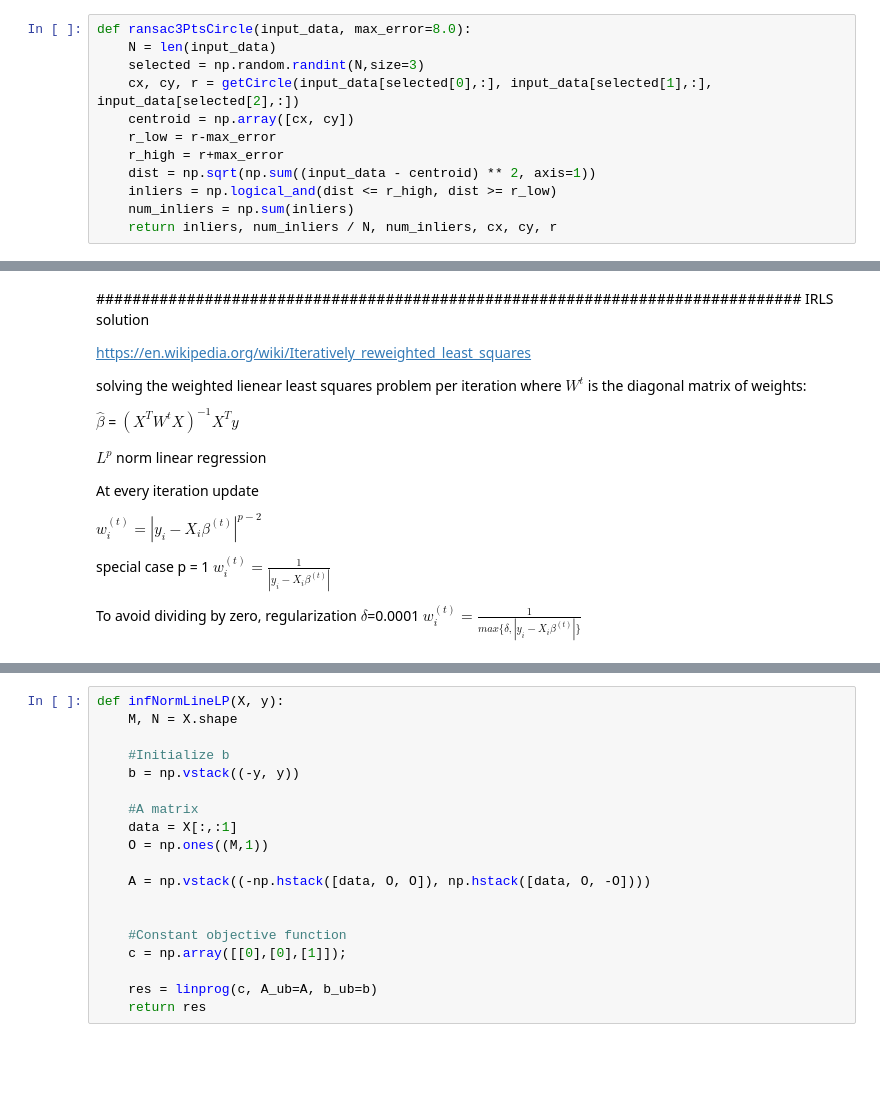
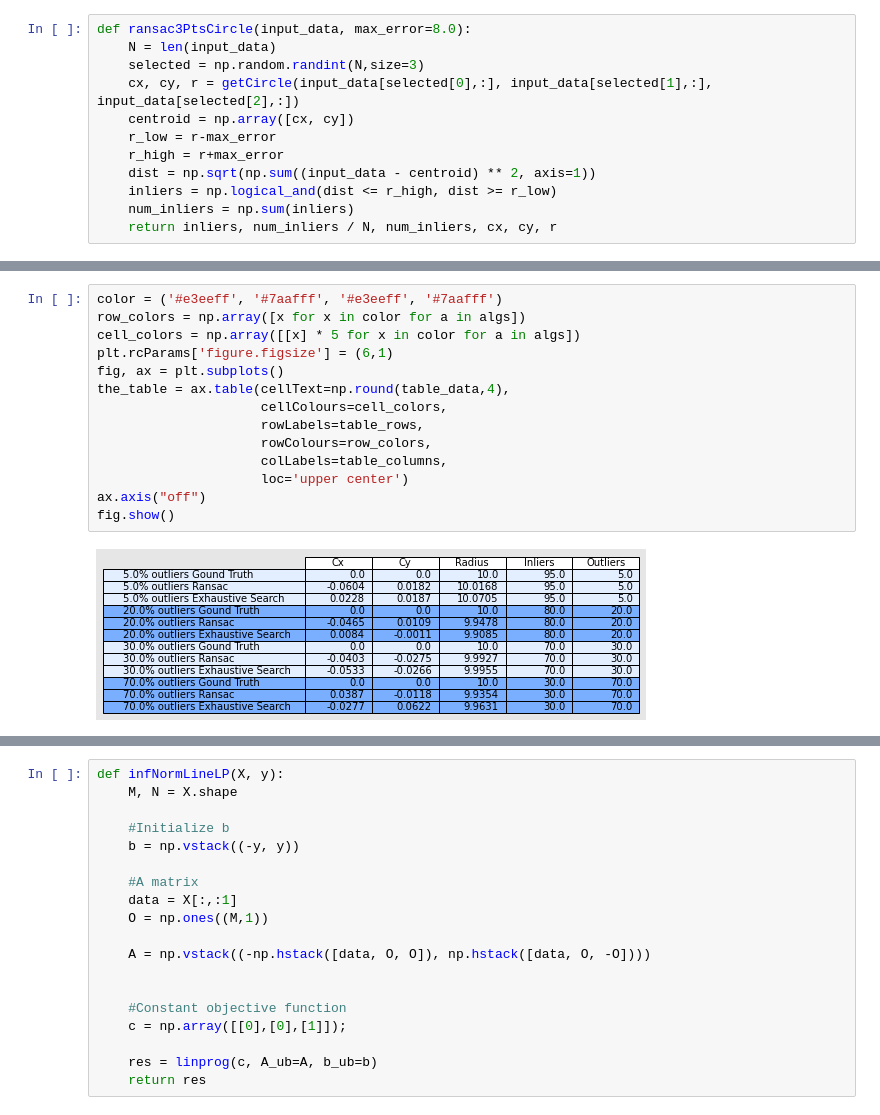
Before and after one commit to zhorkay/MFFCGCV, a Jupyter notebook: MATHFOUND21-1-Zoltan-Horkay.ipynb, the cells around one changed output, grey strips where cells are left out. Saved outputs shown, nothing was run; the diff lists cells and outputs as text; blank space fills up the shorter version.

```diff
--- a/MATHFOUND21-1-Zoltan-Horkay.ipynb
+++ b/MATHFOUND21-1-Zoltan-Horkay.ipynb
@@ -150,21 +224,16 @@ plt.show()
-# %% [markdown]
-##############################################################################
-IRLS solution
-
-https://en.wikipedia.org/wiki/Iteratively_reweighted_least_squares
-
-solving the weighted lienear least squares problem per iteration where $W^{t}$ is the diagonal matrix of weights:
-
-$\hat{\beta}$ = $(X^{T}W^{t}X)^{-1}X^{T}y$
-
-$L^{p}$ norm linear regression
-
-At every iteration update
-
-$w_{i}^{(t)} = |y_{i} - X_{i}\beta^{(t)}|^{p-2} $
-
-special case p = 1
-$w_{i}^{(t)} = \frac{1}{|y_{i} - X_{i}\beta^{(t)}|}$
-
-To avoid dividing by zero, regularization $\delta$=0.0001
-$w_{i}^{(t)} = \frac{1}{max\{\delta,|y_{i} - X_{i}\beta^{(t)}|\}}$
+# %%
+color = ('#e3eeff', '#7aafff', '#e3eeff', '#7aafff')
+row_colors = np.array([x for x in color for a in algs])
+cell_colors = np.array([[x] * 5 for x in color for a in algs])
+plt.rcParams['figure.figsize'] = (6,1)
+fig, ax = plt.subplots()
+the_table = ax.table(cellText=np.round(table_data,4),
+                     cellColours=cell_colors,
+                     rowLabels=table_rows,
+                     rowColours=row_colors,
+                     colLabels=table_columns,
+                     loc='upper center')
+ax.axis("off")
+fig.show()
+# %% [output]
+[figure, added]
```
Also changed, not shown: parts of 9 cells of this notebook.
